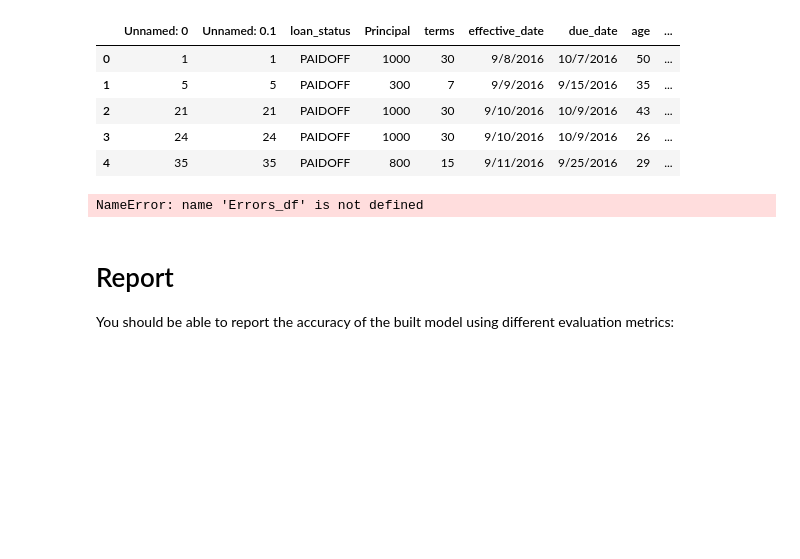
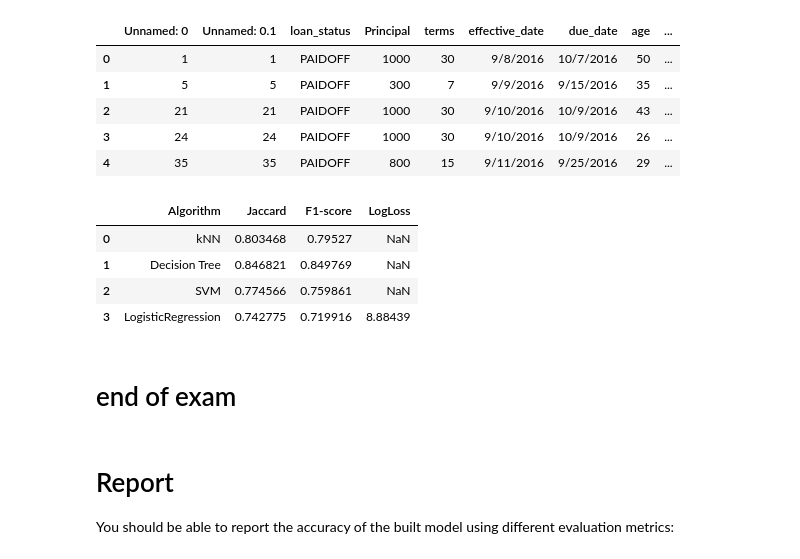
Before and after one commit to javierbetancourt/Coursera-Machine-Learning, a Jupyter notebook: Machine Learning Project_Coursera.ipynb, the cells around one changed output. Cells and saved outputs as stored; diff of their text form; code cells hidden in the pictures; blank space fills up the shorter version.

```diff
--- a/Machine Learning Project_Coursera.ipynb
+++ b/Machine Learning Project_Coursera.ipynb
@@ -579,13 +579,30 @@ df['loan_categorical'] = df['loan_status']
 df['loan_categorical'].replace(to_replace=['COLLECTION','PAIDOFF'], value=[0,1],inplace=True)
 yregression_true = df['loan_categorical'].values
 yregression_prediction = LR.predict(X)
-# %%
-# Obtain analysis
-# Using F1-Score
-f1score_KNN = f1_score(y,yhat_KNN,average='weighted')
-Evaluation_df.iloc[0, 0] # first two columns of data frame with all rows
-# %% [output]
-NameError: name 'Errors_df' is not defined
+# %%
+# Obtain analysis
+# Using F1-Score
+f1score_KNN = f1_score(y,yhat_KNN,average='weighted')
+Evaluation_df.iloc[0, 2]= f1score_KNN
+Evaluation_df.iloc[1, 2] = f1_score(y,predTree,average='weighted')
+Evaluation_df.iloc[2, 2] = f1_score(y,yhat_SVM,average='weighted')
+Evaluation_df.iloc[3, 2] = f1_score(yregression_true,yregression_prediction,average='weighted')
+# Using Jaccard
+Evaluation_df.iloc[0, 1] = jaccard_similarity_score(y, yhat_KNN)
+Evaluation_df.iloc[1, 1] = jaccard_similarity_score(y, predTree)
+Evaluation_df.iloc[2, 1] = jaccard_similarity_score(y, yhat_SVM)
+Evaluation_df.iloc[3, 1] = jaccard_similarity_score(yregression_true,yregression_prediction)
+# Using Logloss
+Evaluation_df.iloc[3, 3]=log_loss(yregression_true,yregression_prediction)
+Evaluation_df
+# %% [output]
+|  | Algorithm | Jaccard | F1-score | LogLoss |
+| 0 | kNN | 0.803468 | 0.79527 | NaN |
+| 1 | Decision Tree | 0.846821 | 0.849769 | NaN |
+| 2 | SVM | 0.774566 | 0.759861 | NaN |
+| 3 | LogisticRegression | 0.742775 | 0.719916 | 8.88439 |
+# %% [markdown]
+# end of exam
 # %% [markdown]
 # Report
 You should be able to report the accuracy of the built model using different evaluation metrics:
```
